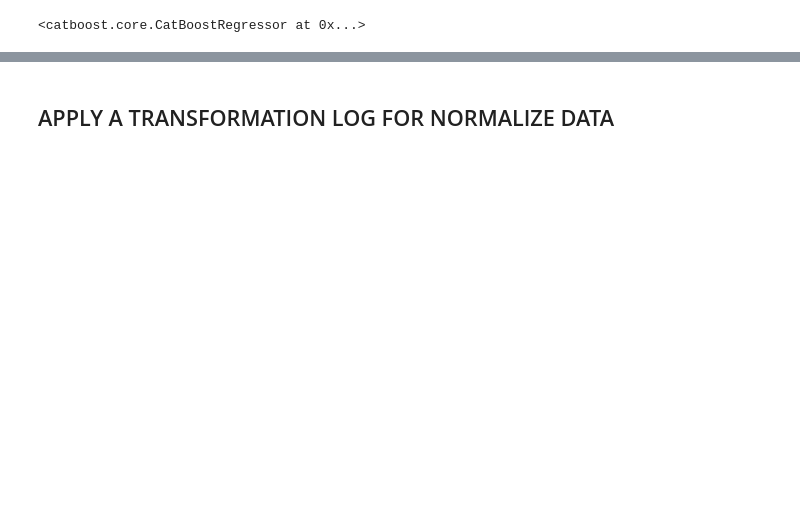
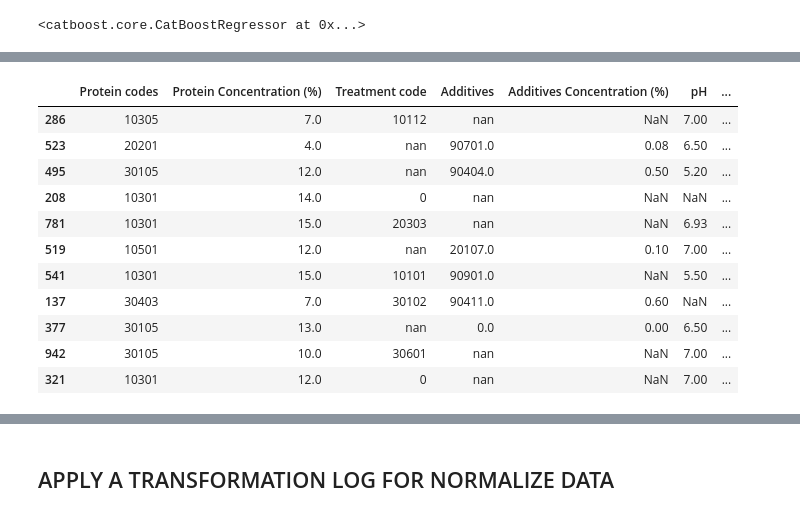
Before and after one commit to AI-BOBBY-SAS/Model_to_predict_GelHardness, a Jupyter notebook: Train_model_regression.ipynb, the cells around one changed output, grey strips where cells are left out. Cells and saved outputs as stored; diff of their text form; code cells hidden in the pictures; blank space fills up the shorter version.

```diff
--- a/Train_model_regression.ipynb
+++ b/Train_model_regression.ipynb
@@ -361,3 +359,21 @@ R² Score: 0.9913837164851579
+# %%
+X_test['True label'] = y_test
+X_test['Predict Label'] = y_pred
+
+X_test.sample(11)
+# %% [output]
+|  | Protein codes | Protein Concentration (%) | Treatment code | Additives | Additives Concentration (%) | pH | ... |
+| 286 | 10305 | 7.0 | 10112 | nan | NaN | 7.00 | ... |
+| 523 | 20201 | 4.0 | nan | 90701.0 | 0.08 | 6.50 | ... |
+| 495 | 30105 | 12.0 | nan | 90404.0 | 0.50 | 5.20 | ... |
+| 208 | 10301 | 14.0 | 0 | nan | NaN | NaN | ... |
+| 781 | 10301 | 15.0 | 20303 | nan | NaN | 6.93 | ... |
+| 519 | 10501 | 12.0 | nan | 20107.0 | 0.10 | 7.00 | ... |
+| 541 | 10301 | 15.0 | 10101 | 90901.0 | NaN | 5.50 | ... |
+| 137 | 30403 | 7.0 | 30102 | 90411.0 | 0.60 | NaN | ... |
+| 377 | 30105 | 13.0 | nan | 0.0 | 0.00 | 6.50 | ... |
+| 942 | 30105 | 10.0 | 30601 | nan | NaN | 7.00 | ... |
+| 321 | 10301 | 12.0 | 0 | nan | NaN | 7.00 | ... |
 # %%
 import matplotlib.pyplot as plt
 import seaborn as sns
```
Also changed, not shown: parts of 13 cells of this notebook.
